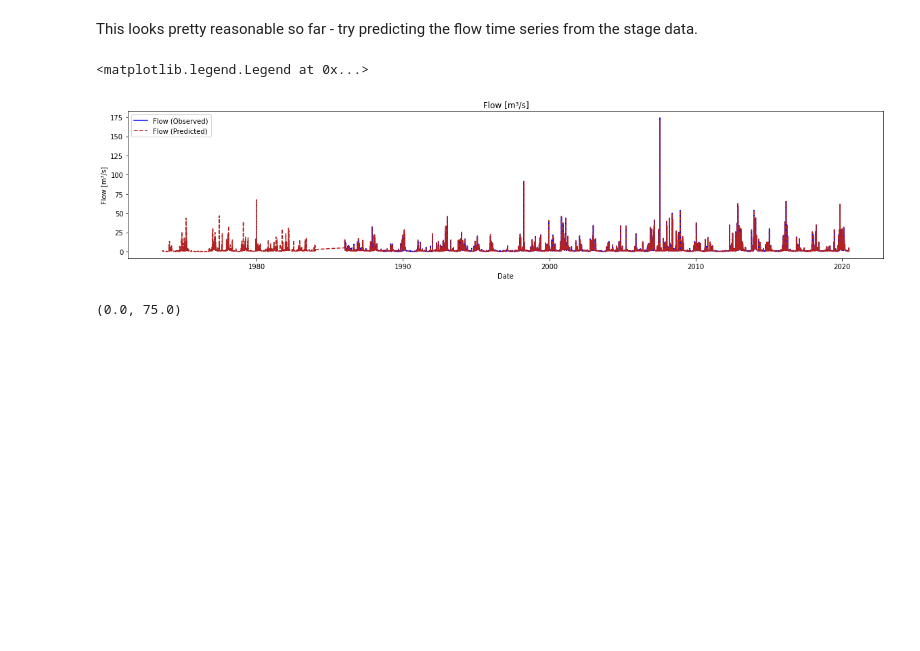
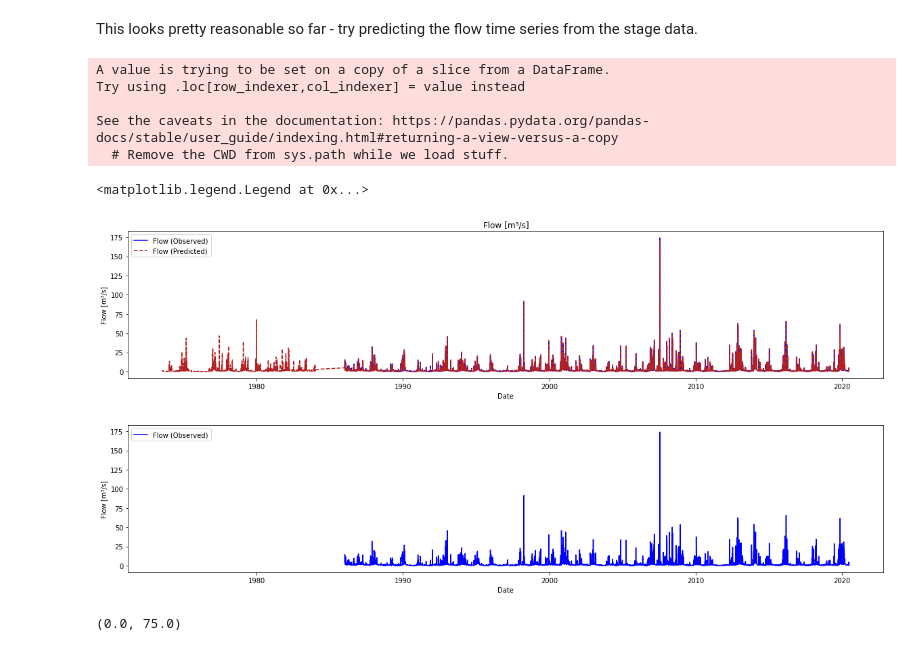
Before and after one commit to ai4er-cdt/flood_risk_shipston, a Jupyter notebook: notebooks/mja/flow_from_stage_data.ipynb, the cells around one changed output. Drawn from its saved outputs; the diff is of its cells as text; code cells hidden in the pictures; blank space fills up the shorter version.

```diff
--- a/notebooks/mja/wiski_exploration.ipynb
+++ b/notebooks/mja/flow_from_stage_data.ipynb
@@ -318,24 +318,46 @@ This looks pretty reasonable so far - try predicting the flow time series from t
 # %%
 plt.figure(figsize=(20,4))
 
 plt.plot(flow60_filtered['Date'],flow60_filtered['Flow [m³/s]'], 'blue', label = 'Flow (Observed)')
 
 stage60_filtered_no_missing = stage60_filtered[stage60_filtered['Quality']!='missing'] #Remove rows with stage missing
 
 #Predict the flow from the remaining stage values
 predicted_flow = gp.predict(stage60_filtered_no_missing['Stage [m]'].values.reshape(-1,1))
 
-plt.plot(stage60_filtered_no_missing['Date'],predicted_flow, 'firebrick', label = 'Flow (Predicted)', linestyle='--')
+stage60_filtered_no_missing['predicted_flow'] = predicted_flow
 
+plt.plot(stage60_filtered_no_missing['Date'], predicted_flow, 'firebrick', label = 'Flow (Predicted)', linestyle='--')
+
+lims = plt.xlim()
 
 plt.title("Flow [m³/s]")
 plt.xlabel('Date')
 plt.ylabel('Flow [m³/s]')
 
 plt.legend(loc='upper left')
+
+
+plt.figure(figsize=(20,4))
+plt.plot(flow60_filtered['Date'],flow60_filtered['Flow [m³/s]'], 'blue', label = 'Flow (Observed)')
+plt.xlim(lims)
+
+plt.xlabel('Date')
+plt.ylabel('Flow [m³/s]')
+
+plt.legend(loc='upper left')
+
+#N.B I've not managed to get rid of the SettingWithCopyWarning which is probably fairly important but I can't be bothered
+#and I don't do much more with it so it works anyway.
 # %% [output]
-<matplotlib.legend.Legend at 0x...>
+A value is trying to be set on a copy of a slice from a DataFrame.
+Try using .loc[row_indexer,col_indexer] = value instead
+
+See the caveats in the documentation: https://pandas.pydata.org/pandas-docs/stable/user_guide/indexing.html#returning-a-view-versus-a-copy
+  # Remove the CWD from sys.path while we load stuff.
+<matplotlib.legend.Legend at 0x...>
 [figure]
+[figure, added]
 # %%
 plt.figure(figsize=(15,10))
 
```
Also changed, not shown: parts of 7 cells of this notebook, 1 other file.
